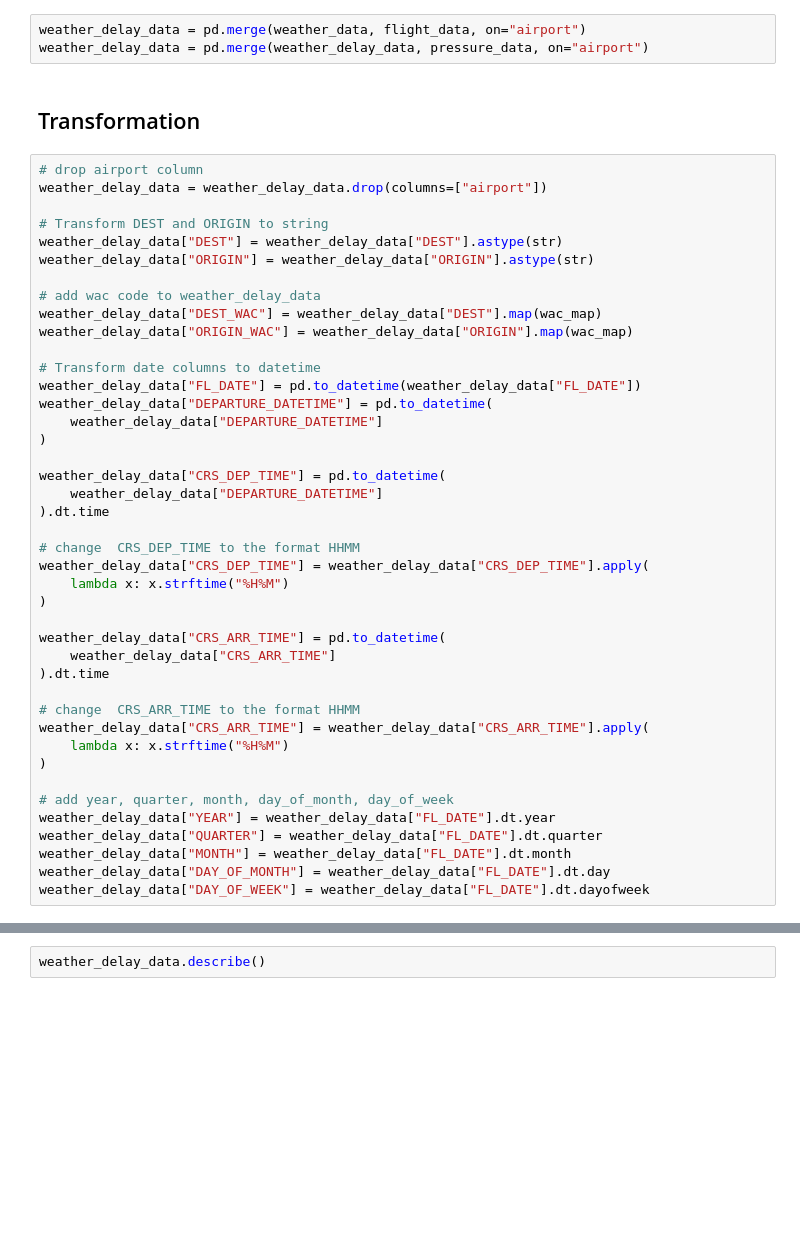
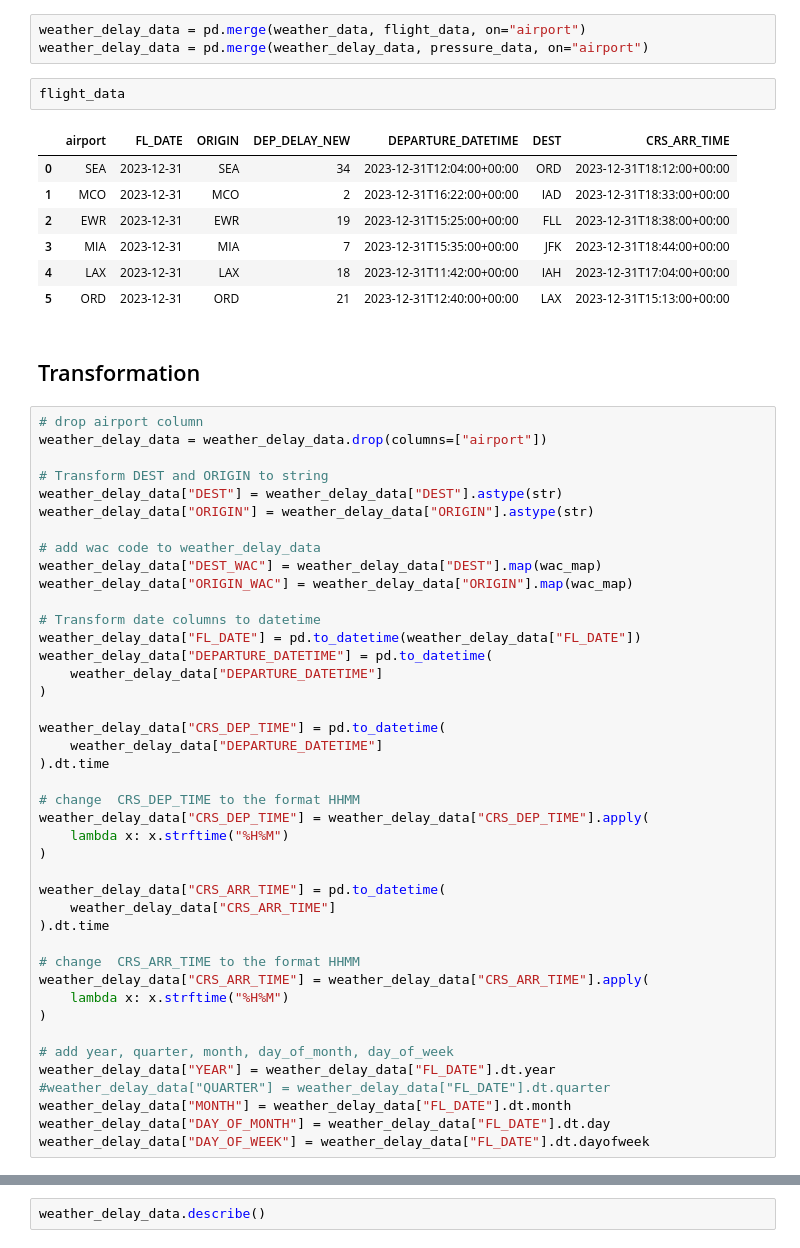
Before and after one commit to rezaqorbani/flight-delay-predictor, a Jupyter notebook: feature_engineering/new_data_pipeline.ipynb, the cells around one changed output, grey strips where cells are left out. Drawn from its saved outputs; the diff is of its cells as text; blank space fills up the shorter version.

```diff
--- a/feature_engineering/new_data_pipeline.ipynb
+++ b/feature_engineering/new_data_pipeline.ipynb
@@ -294,6 +296,16 @@ active
 # %%
 weather_delay_data = pd.merge(weather_data, flight_data, on="airport")
 weather_delay_data = pd.merge(weather_delay_data, pressure_data, on="airport")
+# %%
+flight_data
+# %% [output]
+|  | airport | FL_DATE | ORIGIN | DEP_DELAY_NEW | DEPARTURE_DATETIME | DEST | CRS_ARR_TIME |
+| 0 | SEA | 2023-12-31 | SEA | 34 | 2023-12-31T12:04:00+00:00 | ORD | 2023-12-31T18:12:00+00:00 |
+| 1 | MCO | 2023-12-31 | MCO | 2 | 2023-12-31T16:22:00+00:00 | IAD | 2023-12-31T18:33:00+00:00 |
+| 2 | EWR | 2023-12-31 | EWR | 19 | 2023-12-31T15:25:00+00:00 | FLL | 2023-12-31T18:38:00+00:00 |
+| 3 | MIA | 2023-12-31 | MIA | 7 | 2023-12-31T15:35:00+00:00 | JFK | 2023-12-31T18:44:00+00:00 |
+| 4 | LAX | 2023-12-31 | LAX | 18 | 2023-12-31T11:42:00+00:00 | IAH | 2023-12-31T17:04:00+00:00 |
+| 5 | ORD | 2023-12-31 | ORD | 21 | 2023-12-31T12:40:00+00:00 | LAX | 2023-12-31T15:13:00+00:00 |
 # %% [markdown]
 ## Transformation
 # %%
@@ -334,7 +346,7 @@ weather_delay_data["CRS_ARR_TIME"] = weather_delay_data["CRS_ARR_TIME"].apply(
 
 # add year, quarter, month, day_of_month, day_of_week
 weather_delay_data["YEAR"] = weather_delay_data["FL_DATE"].dt.year
-weather_delay_data["QUARTER"] = weather_delay_data["FL_DATE"].dt.quarter
+#weather_delay_data["QUARTER"] = weather_delay_data["FL_DATE"].dt.quarter
 weather_delay_data["MONTH"] = weather_delay_data["FL_DATE"].dt.month
 weather_delay_data["DAY_OF_MONTH"] = weather_delay_data["FL_DATE"].dt.day
 weather_delay_data["DAY_OF_WEEK"] = weather_delay_data["FL_DATE"].dt.dayofweek
```
Also changed, not shown: parts of 13 cells of this notebook, 3 other files.
